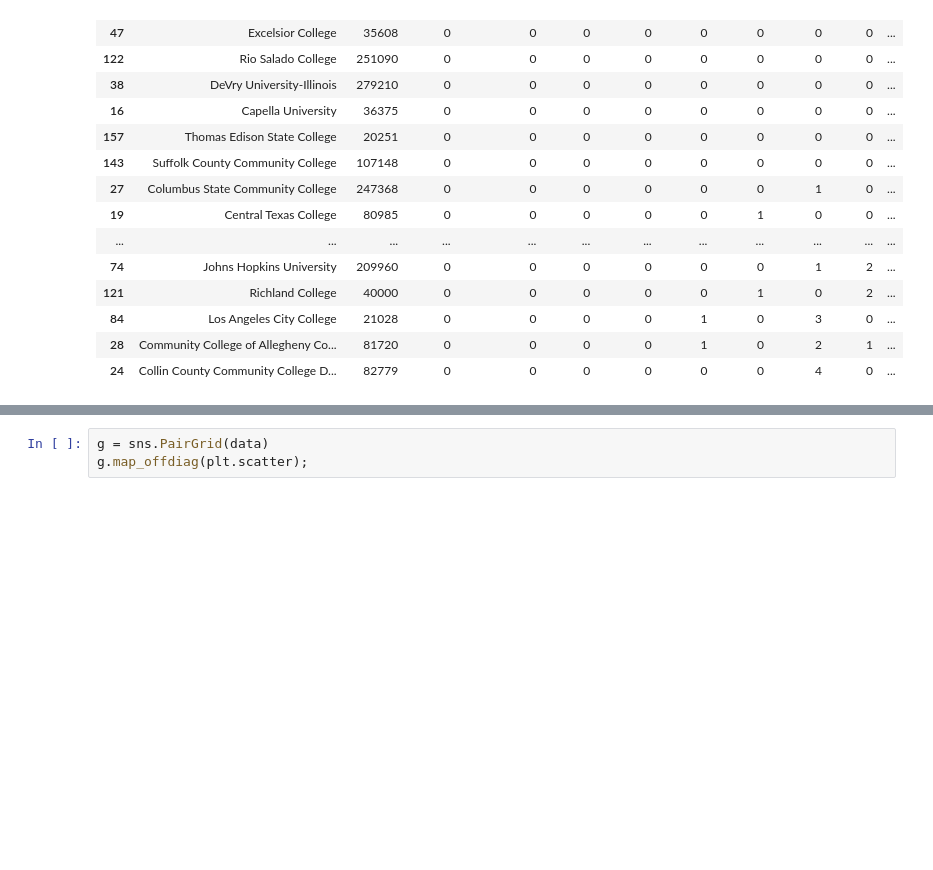
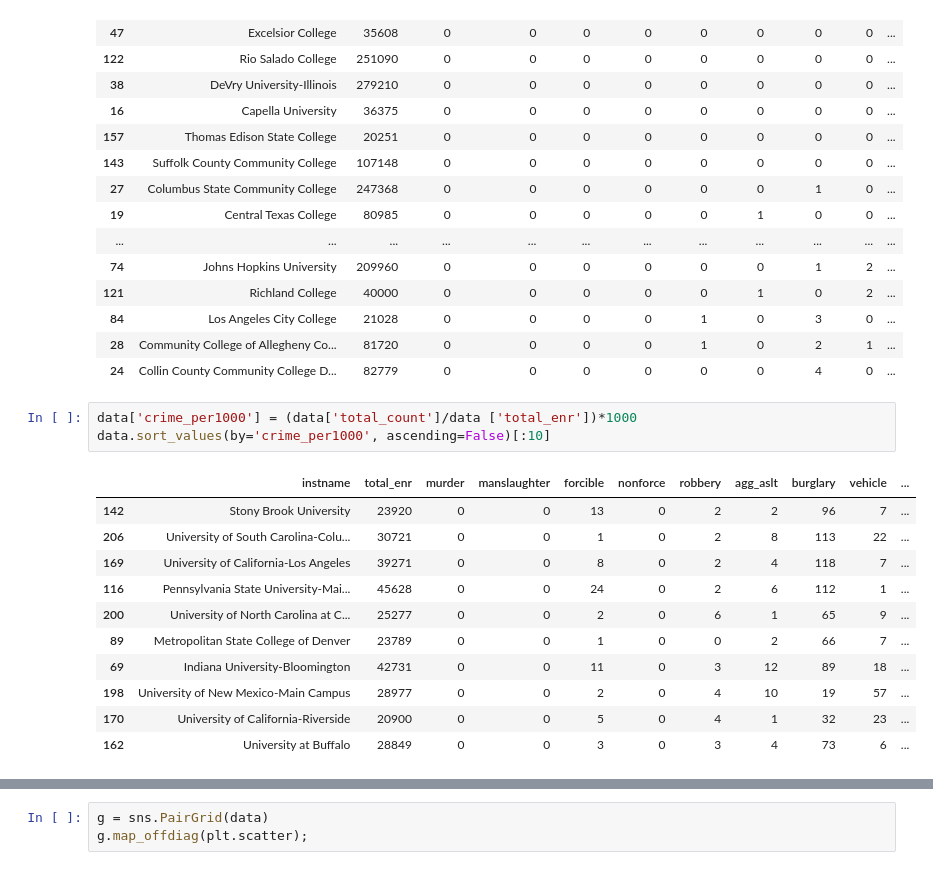
Before and after one commit to HaoyiJian/haoyi-assignment-repo, a Jupyter notebook: assignment8.ipynb, the cells around one changed output, grey strips where cells are left out. Drawn from its saved outputs; the diff is of its cells as text; blank space fills up the shorter version.

```diff
--- a/assignment8.ipynb
+++ b/assignment8.ipynb
@@ -67,3 +67,18 @@ data[(data.total_enr >= 10000) & (data.total_count < 5)].sort_values('total_coun
 | 84 | Los Angeles City College | 21028 | 0 | 0 | 0 | 0 | 1 | 0 | 3 | 0 | ... |
 | 28 | Community College of Allegheny Co... | 81720 | 0 | 0 | 0 | 0 | 1 | 0 | 2 | 1 | ... |
 | 24 | Collin County Community College D... | 82779 | 0 | 0 | 0 | 0 | 0 | 0 | 4 | 0 | ... |
+# %%
+data['crime_per1000'] = (data['total_count']/data ['total_enr'])*1000
+data.sort_values(by='crime_per1000', ascending=False)[:10]
+# %% [output]
+|  | instname | total_enr | murder | manslaughter | forcible | nonforce | robbery | agg_aslt | burglary | vehicle | ... |
+| 142 | Stony Brook University | 23920 | 0 | 0 | 13 | 0 | 2 | 2 | 96 | 7 | ... |
+| 206 | University of South Carolina-Colu... | 30721 | 0 | 0 | 1 | 0 | 2 | 8 | 113 | 22 | ... |
+| 169 | University of California-Los Angeles | 39271 | 0 | 0 | 8 | 0 | 2 | 4 | 118 | 7 | ... |
+| 116 | Pennsylvania State University-Mai... | 45628 | 0 | 0 | 24 | 0 | 2 | 6 | 112 | 1 | ... |
+| 200 | University of North Carolina at C... | 25277 | 0 | 0 | 2 | 0 | 6 | 1 | 65 | 9 | ... |
+| 89 | Metropolitan State College of Denver | 23789 | 0 | 0 | 1 | 0 | 0 | 2 | 66 | 7 | ... |
+| 69 | Indiana University-Bloomington | 42731 | 0 | 0 | 11 | 0 | 3 | 12 | 89 | 18 | ... |
+| 198 | University of New Mexico-Main Campus | 28977 | 0 | 0 | 2 | 0 | 4 | 10 | 19 | 57 | ... |
+| 170 | University of California-Riverside | 20900 | 0 | 0 | 5 | 0 | 4 | 1 | 32 | 23 | ... |
+| 162 | University at Buffalo | 28849 | 0 | 0 | 3 | 0 | 3 | 4 | 73 | 6 | ... |
```
Also changed, not shown: parts of 6 cells of this notebook.
